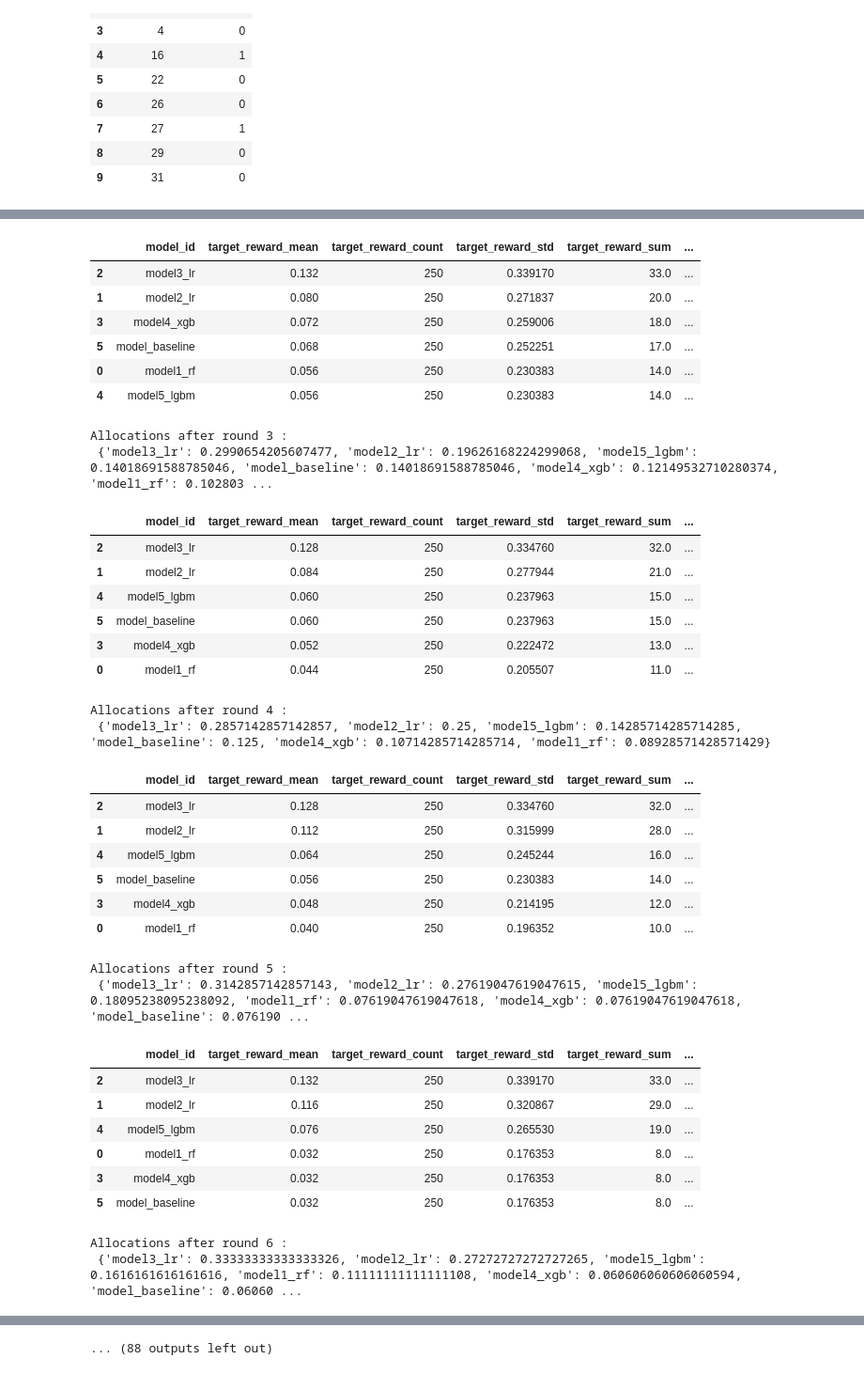
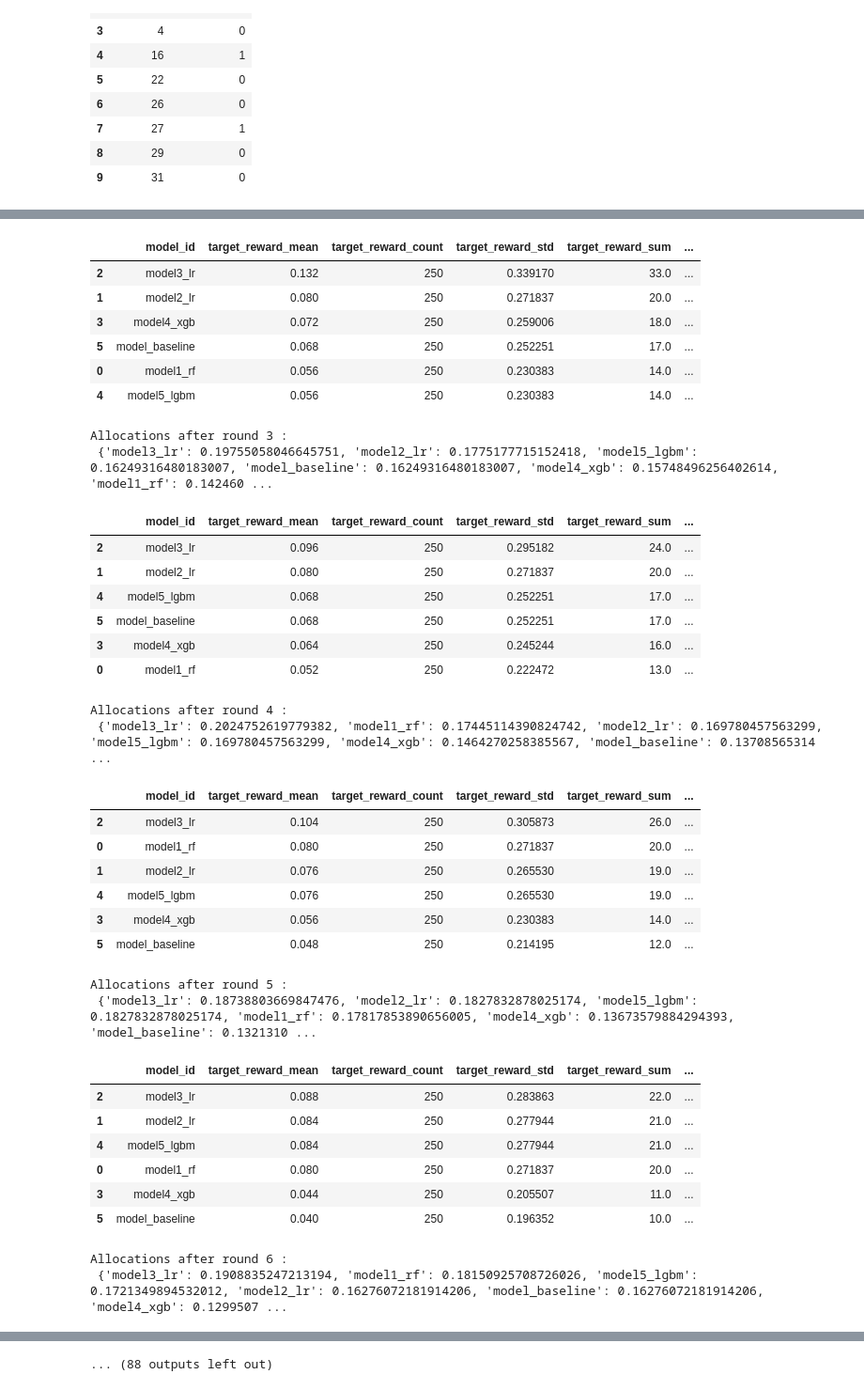
Before and after one commit to Berkeley-Data/darts, a Jupyter notebook: examples/voter_target_simulation/simulate_allocation_rounds_from_voter_responses.ipynb, the cells around one changed output, grey strips where cells are left out. Shown at 94% size. Drawn from its saved outputs; the diff is of its cells as text; code cells hidden in the pictures.

```diff
--- a/examples/voter_target_simulation/simulate_allocation_rounds_from_voter_responses.ipynb
+++ b/examples/voter_target_simulation/simulate_allocation_rounds_from_voter_responses.ipynb
@@ -110,4 +110,9 @@ allocation_strategy = 'round-robin'
 
 # Specify the allocation order
 allocation_order = 'best'
+
+# bandit parameters
+ucb_scale = 1.96
+epsilon = 0.1
+greed_factor = 1
 # %%
@@ -117,6 +119,9 @@ allocation_pool_df[picked_col]  = 0
 # Index the file of responses for updating of results
 target_results_df = target_results_df.set_index([target_id_col])
 # %%
+# Set up defaults - nothing picked yet
+allocation_pool_df[picked_col]  = 0
+
 timesteps = {}
 
 for allocation_round in range(1, simulation_rounds+1):
@@ -221,7 +226,7 @@ for allocation_round in range(1, simulation_rounds+1):
     timesteps[allocation_round] = stats.to_dict(orient='records')
 
     # set up a multi-arm bandit and calculate allocations to each arm.
-    bandit = Bandit(results_df, arm_name_col, reward_col, regret_col, policy = allocation_policy)
+    bandit = Bandit(results_df, arm_name_col, reward_col, regret_col, policy = allocation_policy, t = allocation_round, ucb_scale = ucb_scale, epsilon = epsilon, greed_factor = greed_factor)
 
     # use these allocations for the next round
     allocation_method = bandit.get_new_allocations()# bandit.make_allocs().set_index(arm_name_col)['allocation'].to_dict()
@@ -254,37 +259,37 @@ Allocations after round 2 :
 |  | model_id | target_reward_mean | target_reward_count | target_reward_std | target_reward_sum | ... |
 | 2 | model3_lr | 0.132 | 250 | 0.339170 | 33.0 | ... |
 | 1 | model2_lr | 0.080 | 250 | 0.271837 | 20.0 | ... |
 | 3 | model4_xgb | 0.072 | 250 | 0.259006 | 18.0 | ... |
 | 5 | model_baseline | 0.068 | 250 | 0.252251 | 17.0 | ... |
 | 0 | model1_rf | 0.056 | 250 | 0.230383 | 14.0 | ... |
 | 4 | model5_lgbm | 0.056 | 250 | 0.230383 | 14.0 | ... |
 Allocations after round 3 :
- {'model3_lr': 0.2990654205607477, 'model2_lr': 0.19626168224299068, 'model5_lgbm': 0.14018691588785046, 'model_baseline': 0.14018691588785046, 'model4_xgb': 0.12149532710280374, 'model1_rf': 0.102803 ...
+ {'model3_lr': 0.19755058046645751, 'model2_lr': 0.1775177715152418, 'model5_lgbm': 0.16249316480183007, 'model_baseline': 0.16249316480183007, 'model4_xgb': 0.15748496256402614, 'model1_rf': 0.142460 ...
 |  | model_id | target_reward_mean | target_reward_count | target_reward_std | target_reward_sum | ... |
-| 2 | model3_lr | 0.128 | 250 | 0.334760 | 32.0 | ... |
-| 1 | model2_lr | 0.084 | 250 | 0.277944 | 21.0 | ... |
-| 4 | model5_lgbm | 0.060 | 250 | 0.237963 | 15.0 | ... |
-| 5 | model_baseline | 0.060 | 250 | 0.237963 | 15.0 | ... |
-| 3 | model4_xgb | 0.052 | 250 | 0.222472 | 13.0 | ... |
-| 0 | model1_rf | 0.044 | 250 | 0.205507 | 11.0 | ... |
+| 2 | model3_lr | 0.096 | 250 | 0.295182 | 24.0 | ... |
+| 1 | model2_lr | 0.080 | 250 | 0.271837 | 20.0 | ... |
+| 4 | model5_lgbm | 0.068 | 250 | 0.252251 | 17.0 | ... |
+| 5 | model_baseline | 0.068 | 250 | 0.252251 | 17.0 | ... |
+| 3 | model4_xgb | 0.064 | 250 | 0.245244 | 16.0 | ... |
+| 0 | model1_rf | 0.052 | 250 | 0.222472 | 13.0 | ... |
 Allocations after round 4 :
- {'model3_lr': 0.2857142857142857, 'model2_lr': 0.25, 'model5_lgbm': 0.14285714285714285, 'model_baseline': 0.125, 'model4_xgb': 0.10714285714285714, 'model1_rf': 0.08928571428571429}
+ {'model3_lr': 0.2024752619779382, 'model1_rf': 0.17445114390824742, 'model2_lr': 0.169780457563299, 'model5_lgbm': 0.169780457563299, 'model4_xgb': 0.1464270258385567, 'model_baseline': 0.13708565314 ...
 |  | model_id | target_reward_mean | target_reward_count | target_reward_std | target_reward_sum | ... |
-| 2 | model3_lr | 0.128 | 250 | 0.334760 | 32.0 | ... |
-| 1 | model2_lr | 0.112 | 250 | 0.315999 | 28.0 | ... |
-| 4 | model5_lgbm | 0.064 | 250 | 0.245244 | 16.0 | ... |
-| 5 | model_baseline | 0.056 | 250 | 0.230383 | 14.0 | ... |
-| 3 | model4_xgb | 0.048 | 250 | 0.214195 | 12.0 | ... |
-| 0 | model1_rf | 0.040 | 250 | 0.196352 | 10.0 | ... |
+| 2 | model3_lr | 0.104 | 250 | 0.305873 | 26.0 | ... |
+| 0 | model1_rf | 0.080 | 250 | 0.271837 | 20.0 | ... |
+| 1 | model2_lr | 0.076 | 250 | 0.265530 | 19.0 | ... |
+| 4 | model5_lgbm | 0.076 | 250 | 0.265530 | 19.0 | ... |
+| 3 | model4_xgb | 0.056 | 250 | 0.230383 | 14.0 | ... |
+| 5 | model_baseline | 0.048 | 250 | 0.214195 | 12.0 | ... |
 Allocations after round 5 :
- {'model3_lr': 0.3142857142857143, 'model2_lr': 0.27619047619047615, 'model5_lgbm': 0.18095238095238092, 'model1_rf': 0.07619047619047618, 'model4_xgb': 0.07619047619047618, 'model_baseline': 0.076190 ...
+ {'model3_lr': 0.18738803669847476, 'model2_lr': 0.1827832878025174, 'model5_lgbm': 0.1827832878025174, 'model1_rf': 0.17817853890656005, 'model4_xgb': 0.13673579884294393, 'model_baseline': 0.1321310 ...
 |  | model_id | target_reward_mean | target_reward_count | target_reward_std | target_reward_sum | ... |
-| 2 | model3_lr | 0.132 | 250 | 0.339170 | 33.0 | ... |
-| 1 | model2_lr | 0.116 | 250 | 0.320867 | 29.0 | ... |
-| 4 | model5_lgbm | 0.076 | 250 | 0.265530 | 19.0 | ... |
-| 0 | model1_rf | 0.032 | 250 | 0.176353 | 8.0 | ... |
-| 3 | model4_xgb | 0.032 | 250 | 0.176353 | 8.0 | ... |
-| 5 | model_baseline | 0.032 | 250 | 0.176353 | 8.0 | ... |
+| 2 | model3_lr | 0.088 | 250 | 0.283863 | 22.0 | ... |
+| 1 | model2_lr | 0.084 | 250 | 0.277944 | 21.0 | ... |
+| 4 | model5_lgbm | 0.084 | 250 | 0.277944 | 21.0 | ... |
+| 0 | model1_rf | 0.080 | 250 | 0.271837 | 20.0 | ... |
+| 3 | model4_xgb | 0.044 | 250 | 0.205507 | 11.0 | ... |
+| 5 | model_baseline | 0.040 | 250 | 0.196352 | 10.0 | ... |
 Allocations after round 6 :
- {'model3_lr': 0.33333333333333326, 'model2_lr': 0.27272727272727265, 'model5_lgbm': 0.1616161616161616, 'model1_rf': 0.11111111111111108, 'model4_xgb': 0.060606060606060594, 'model_baseline': 0.06060 ...
+ {'model3_lr': 0.1908835247213194, 'model1_rf': 0.18150925708726026, 'model5_lgbm': 0.1721349894532012, 'model2_lr': 0.16276072181914206, 'model_baseline': 0.16276072181914206, 'model4_xgb': 0.1299507 ...
 |  | model_id | target_reward_mean | target_reward_count | target_reward_std | target_reward_sum | ... |
```
Also changed, not shown: parts of 5 cells of this notebook, 1 other file.
